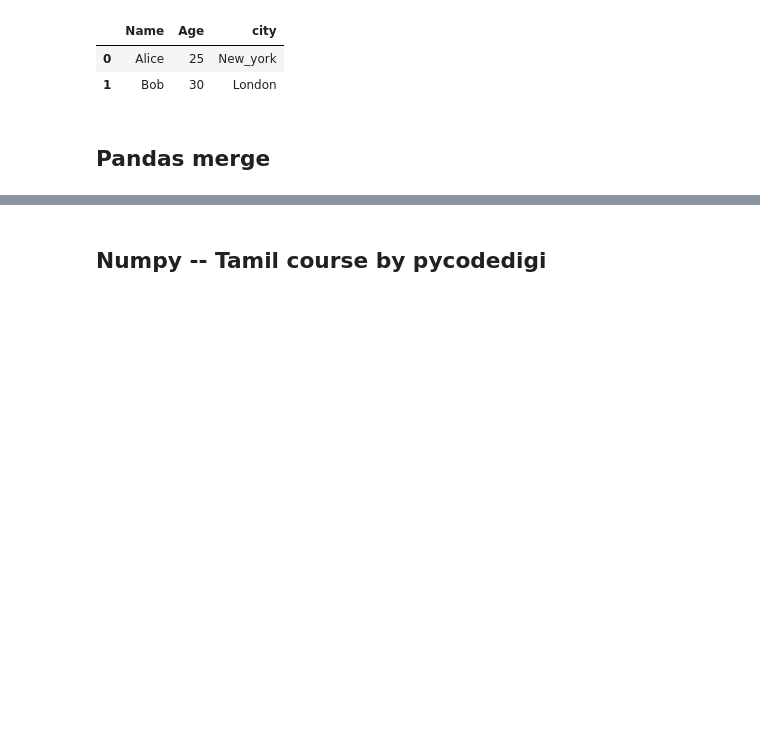
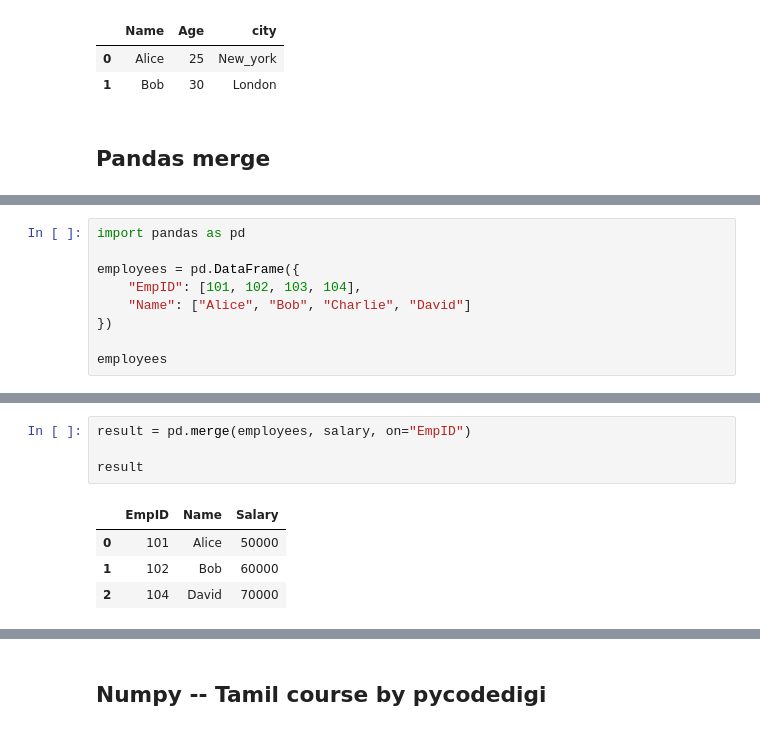
Before and after one commit to uba-sagan/Projects, a Jupyter notebook: Data_Analytics/Pandas.ipynb, the cells around one changed output, grey strips where cells are left out. Cells and saved outputs as stored; diff of their text form; blank space fills up the shorter version.

```diff
--- a/Data_Analytics/Pandas.ipynb
+++ b/Data_Analytics/Pandas.ipynb
@@ -1358,0 +1362,9 @@ NameError: name 'pd' is not defined
+# %%
+import pandas as pd
+
+employees = pd.DataFrame({
+    "EmpID": [101, 102, 103, 104],
+    "Name": ["Alice", "Bob", "Charlie", "David"]
+})
+
+employees
@@ -1358,0 +1377,9 @@ NameError: name 'pd' is not defined
+# %%
+result = pd.merge(employees, salary, on="EmpID")
+
+result
+# %% [output]
+|  | EmpID | Name | Salary |
+| 0 | 101 | Alice | 50000 |
+| 1 | 102 | Bob | 60000 |
+| 2 | 104 | David | 70000 |
```
Also changed, not shown: parts of 14 cells of this notebook.
